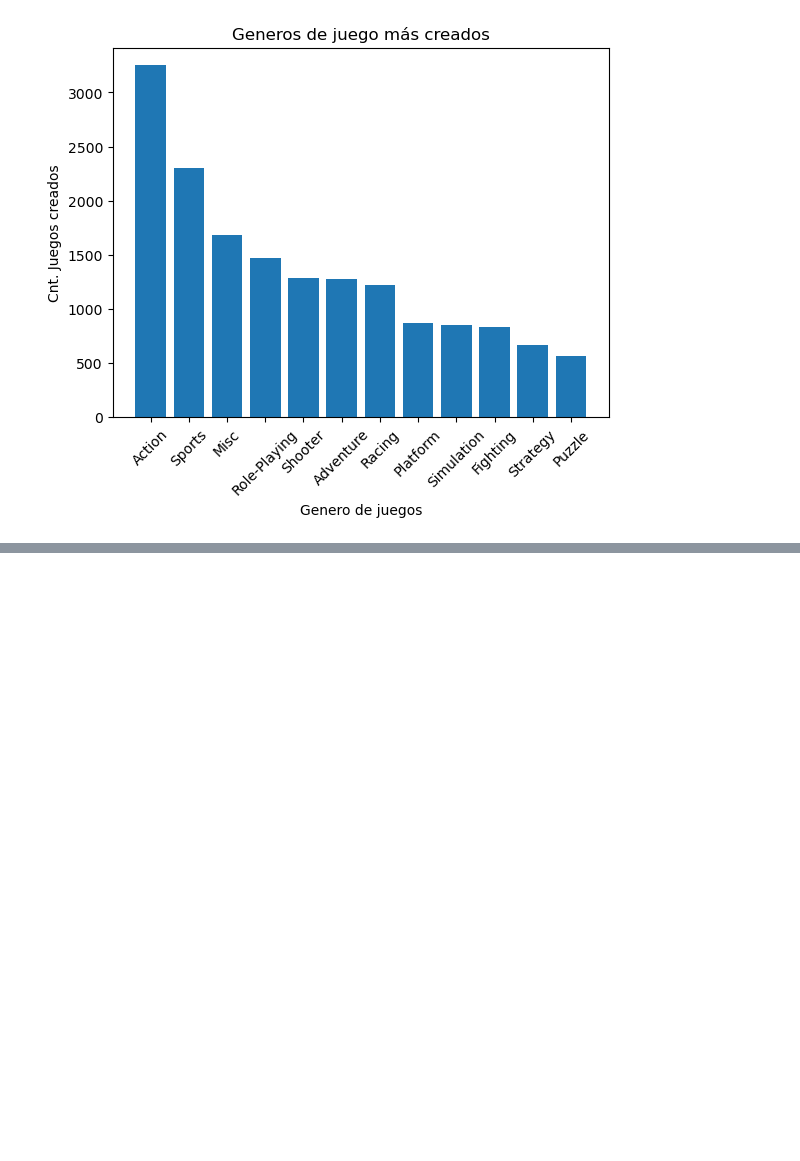
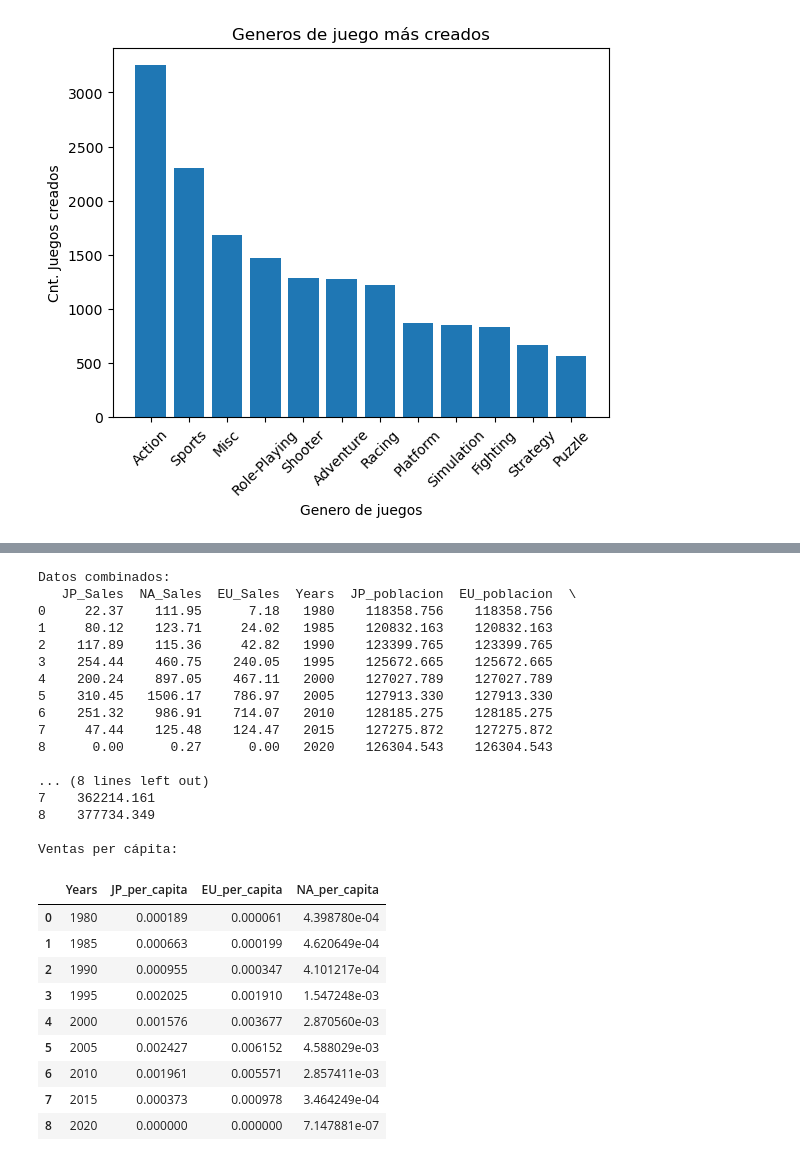
Before and after one commit to anton613/Proyectos_Data_Analisis_Video_Game_Sales, a Jupyter notebook: Analisis de Jugos.ipynb, the cells around one changed output, grey strips where cells are left out. Drawn from its saved outputs; the diff is of its cells as text; code cells hidden in the pictures; blank space fills up the shorter version.

```diff
--- a/Analisis de Jugos.ipynb
+++ b/Analisis de Jugos.ipynb
@@ -253,0 +304,43 @@ plt.show()
+# %%
+# Unir ventas con datos de población
+ventas_con_poblacion = ventas_5years.merge(dfPoblacion,
+                                         left_index=True, right_on='Years', how='inner')
+
+print("Datos combinados:")
+print(ventas_con_poblacion)
+
+# Calcular ventas per cápita para cada región
+ventas_con_poblacion['JP_per_capita'] = ventas_con_poblacion['JP_Sales'] / ventas_con_poblacion['JP_poblacion']
+ventas_con_poblacion['EU_per_capita'] = ventas_con_poblacion['EU_Sales'] / ventas_con_poblacion['EU_poblacion']
+ventas_con_poblacion['NA_per_capita'] = ventas_con_poblacion['NA_Sales'] / ventas_con_poblacion['NA_poblacion']
+
+print("\nVentas per cápita:")
+ventas_con_poblacion[['Years', 'JP_per_capita', 'EU_per_capita', 'NA_per_capita']]
+# %% [output]
+Datos combinados:
+   JP_Sales  NA_Sales  EU_Sales  Years  JP_poblacion  EU_poblacion  \
+0     22.37    111.95      7.18   1980    118358.756    118358.756
+1     80.12    123.71     24.02   1985    120832.163    120832.163
+2    117.89    115.36     42.82   1990    123399.765    123399.765
+3    254.44    460.75    240.05   1995    125672.665    125672.665
+4    200.24    897.05    467.11   2000    127027.789    127027.789
+5    310.45   1506.17    786.97   2005    127913.330    127913.330
+6    251.32    986.91    714.07   2010    128185.275    128185.275
+7     47.44    125.48    124.47   2015    127275.872    127275.872
+8      0.00      0.27      0.00   2020    126304.543    126304.543
+
+... (8 lines left out)
+7    362214.161
+8    377734.349
+
+Ventas per cápita:
+|  | Years | JP_per_capita | EU_per_capita | NA_per_capita |
+| 0 | 1980 | 0.000189 | 0.000061 | 4.398780e-04 |
+| 1 | 1985 | 0.000663 | 0.000199 | 4.620649e-04 |
+| 2 | 1990 | 0.000955 | 0.000347 | 4.101217e-04 |
+| 3 | 1995 | 0.002025 | 0.001910 | 1.547248e-03 |
+| 4 | 2000 | 0.001576 | 0.003677 | 2.870560e-03 |
+| 5 | 2005 | 0.002427 | 0.006152 | 4.588029e-03 |
+| 6 | 2010 | 0.001961 | 0.005571 | 2.857411e-03 |
+| 7 | 2015 | 0.000373 | 0.000978 | 3.464249e-04 |
+| 8 | 2020 | 0.000000 | 0.000000 | 7.147881e-07 |
```
Also changed, not shown: parts of 6 cells of this notebook.
